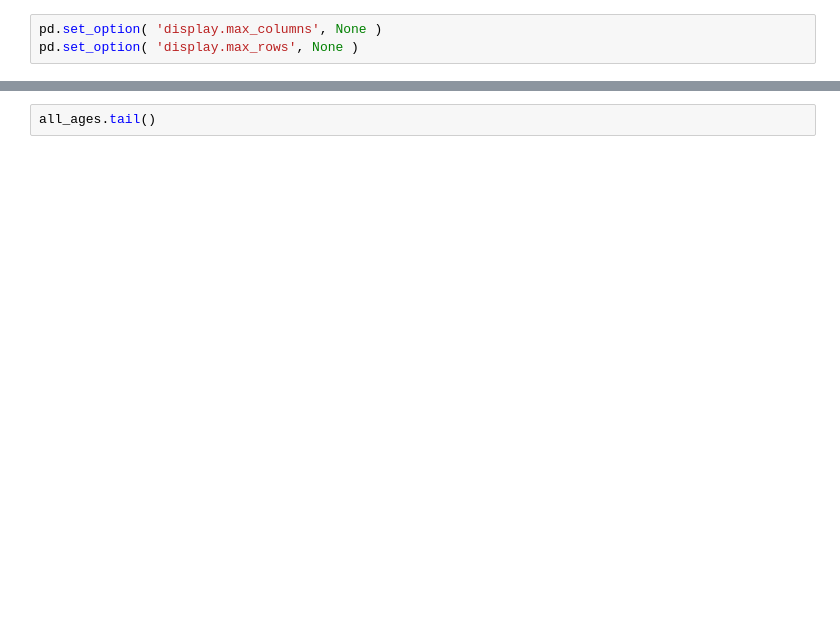
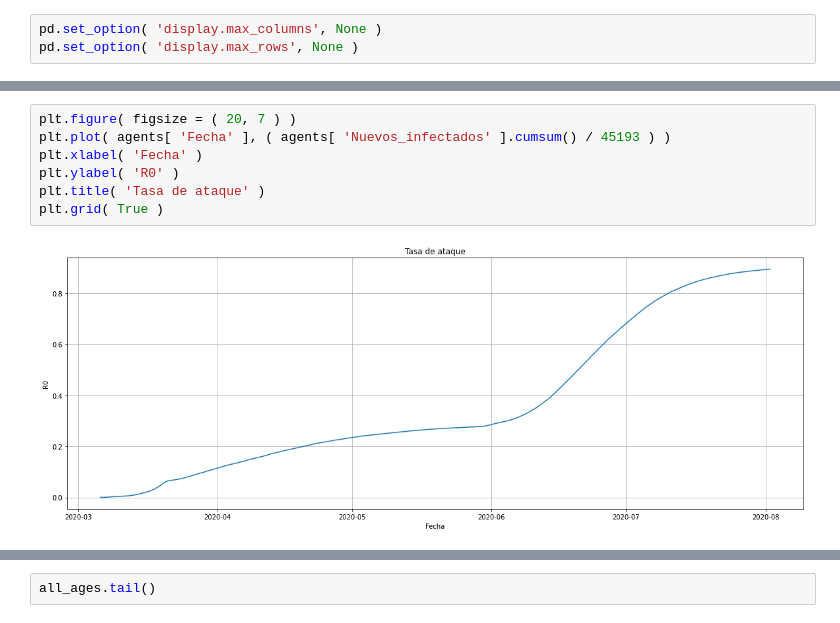
Before and after one commit to andrespd1/siscovid, a Jupyter notebook: Agents.ipynb, the cells around one changed output, grey strips where cells are left out. Saved outputs shown, nothing was run; the diff lists cells and outputs as text; blank space fills up the shorter version.

```diff
--- a/Agents.ipynb
+++ b/Agents.ipynb
@@ -63,0 +110,9 @@ agents.tail( 5 )
+# %%
+plt.figure( figsize = ( 20, 7 ) )
+plt.plot( agents[ 'Fecha' ], ( agents[ 'Nuevos_infectados' ].cumsum() / 45193 ) )
+plt.xlabel( 'Fecha' )
+plt.ylabel( 'R0' )
+plt.title( 'Tasa de ataque' )
+plt.grid( True )
+# %% [output]
+[figure, added]
```
Also changed, not shown: parts of 51 cells of this notebook, 29 other files.
